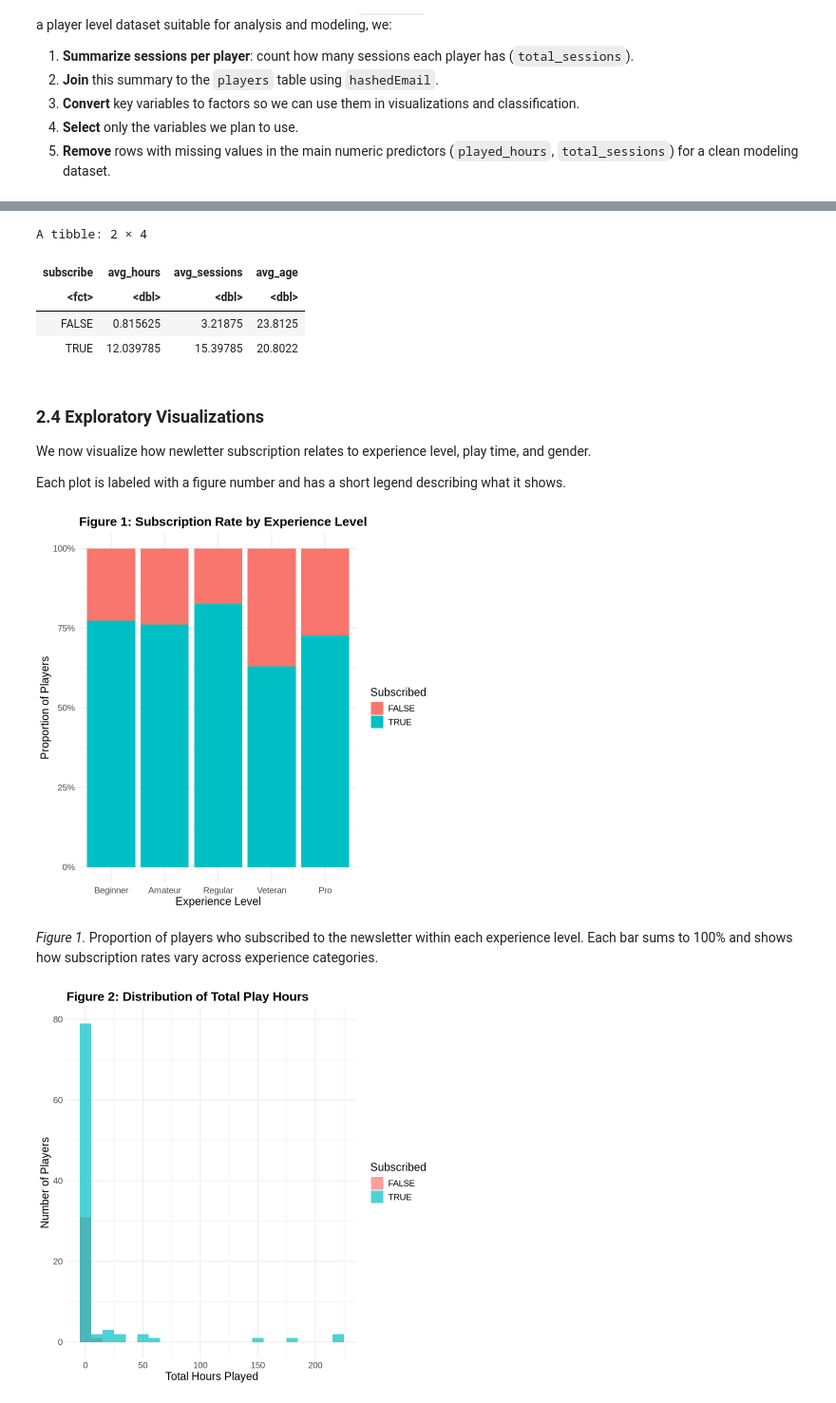
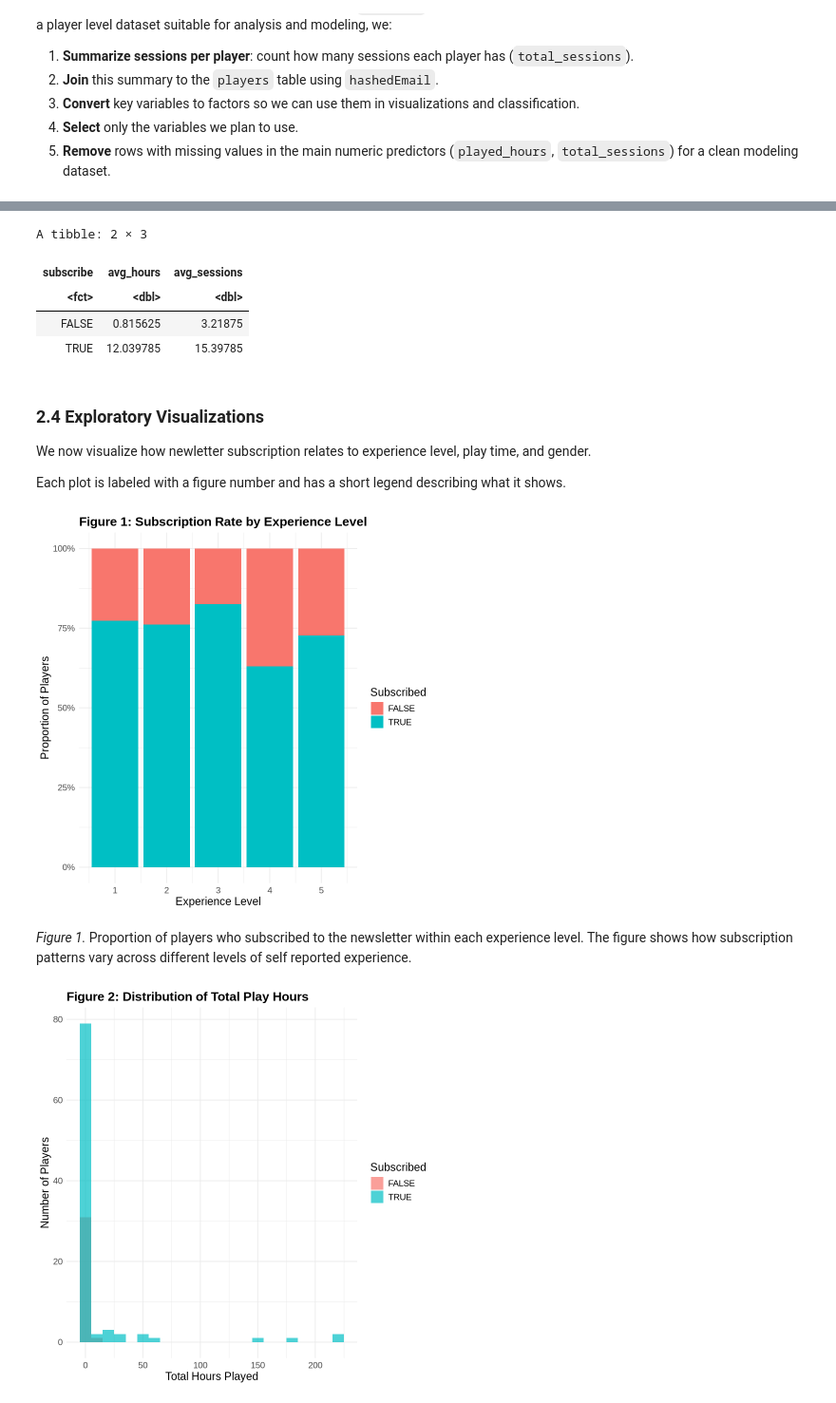
Before and after one commit to emily2628/Dsci-100---Final-Project, a Jupyter notebook: group_final_report.ipynb, the cells around one changed output, grey strips where cells are left out. Shown at 95% size. Drawn from its saved outputs; the diff is of its cells as text; code cells hidden in the pictures.

```diff
--- a/group_final_report.ipynb
+++ b/group_final_report.ipynb
@@ -116,26 +117,26 @@ player_engagement <- sessions |>
 
 # 2. Join session summary onto players table
 analysis_data <- players |>
-  select(hashedEmail, Age, gender, experience, played_hours, subscribe) |>
+  select(hashedEmail, experience, played_hours, subscribe) |>
   merge(player_engagement, by = "hashedEmail")
 
 # 3. Convert vairables to factors
 analysis_data <- analysis_data |>
   mutate(
     subscribe = as_factor(subscribe),
-    experience = as_factor(experience),
-    gender = as_factor(gender)
   )
 
 # 4. Select variables needed for analysis and modeling
 model_data <- analysis_data |>
     mutate(
-        experience = factor(experience,
-                            levels = c("Beginner", "Amateur", "Regular", "Veteran", "Pro"),
-                            ordered = TRUE),
-        experience_numeric = as.numeric(experience)
-    ) |>
-    select(subscribe, experience, played_hours, total_sessions, Age, gender)
+        experience_encoded =  factor(
+            experience,
+            levels = c("Beginner", "Amateur", "Regular", "Veteran", "Pro"),
+            ordered = TRUE
+        ),
+        experience_numeric = as.numeric(experience_encoded)
+        ) |>
+        select(subscribe, experience_numeric, played_hours, total_sessions)
 
 # 5. Remove rows with missing predictor values
 model_data_clean <- model_data |>
@@ -224,16 +201,15 @@ engagement_summary <- model_data_clean |>
     summarize(
         avg_hours = mean(played_hours),
         avg_sessions = mean(total_sessions),
-        avg_age = mean(Age, na.rm = TRUE)
     )
 
 engagement_summary
 # %% [output]
-A tibble: 2 × 4
+A tibble: 2 × 3
-| subscribe | avg_hours | avg_sessions | avg_age |
-| <fct> | <dbl> | <dbl> | <dbl> |
-| FALSE | 0.815625 | 3.21875 | 23.8125 |
-| TRUE | 12.039785 | 15.39785 | 20.8022 |
+| subscribe | avg_hours | avg_sessions |
+| <fct> | <dbl> | <dbl> |
+| FALSE | 0.815625 | 3.21875 |
+| TRUE | 12.039785 | 15.39785 |
 # %% [markdown]
 ### 2.4 Exploratory Visualizations
 
@@ -242,24 +218,24 @@ We now visualize how newletter subscription relates to experience level, play ti
 Each plot is labeled with a figure number and has a short legend describing what it shows.
 # %%
 # Plot subscription rate by experience level (proportion bar plot)
-ggplot(model_data_clean, aes(x = experience, fill = subscribe)) +
+ggplot(model_data_clean, aes(x = experience_numeric, fill = subscribe)) +
     geom_bar(position = "fill") +
     labs(
         title = "Figure 1: Subscription Rate by Experience Level",
         x = "Experience Level",
         y = "Proportion of Players",
         fill = "Subscribed"
     ) +
     scale_y_continuous(labels = scales::percent_format()) +
     theme_minimal() +
         theme(
             text = element_text(size = 14),
             plot.title = element_text(size = 16, face = "bold")
     )
 # %% [output]
-[figure, old version]
+[figure, new version]
 # %% [markdown]
-*Figure 1.* Proportion of players who subscribed to the newsletter within each experience level. Each bar sums to 100% and shows how subscription rates vary across experience categories.
+*Figure 1.* Proportion of players who subscribed to the newsletter within each experience level. The figure shows how subscription patterns vary across different levels of self reported experience.
 # %%
 # Plot distribution of play hours for subscribers vs non-subscribers
 ggplot(model_data_clean, aes(x = played_hours, fill = subscribe)) +
```
Also changed, not shown: parts of 17 cells of this notebook.
